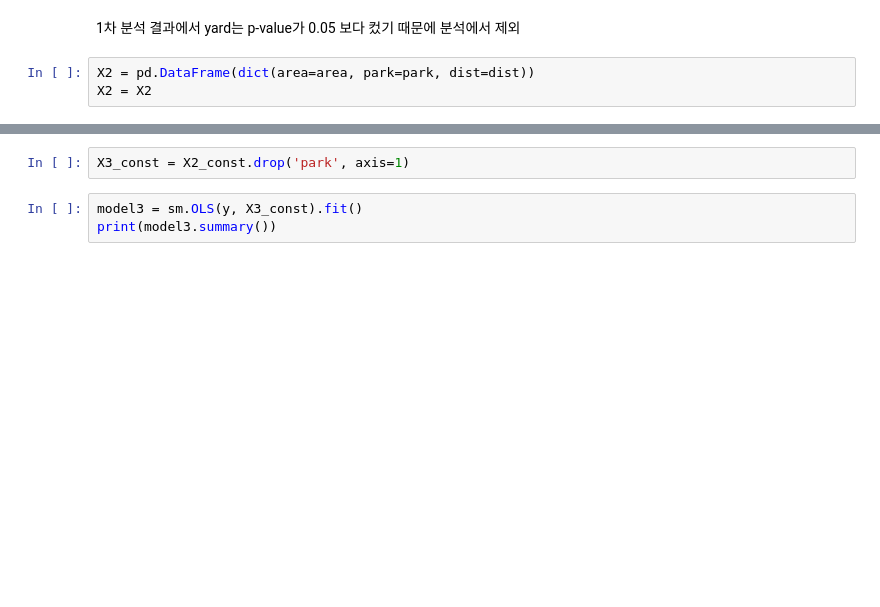
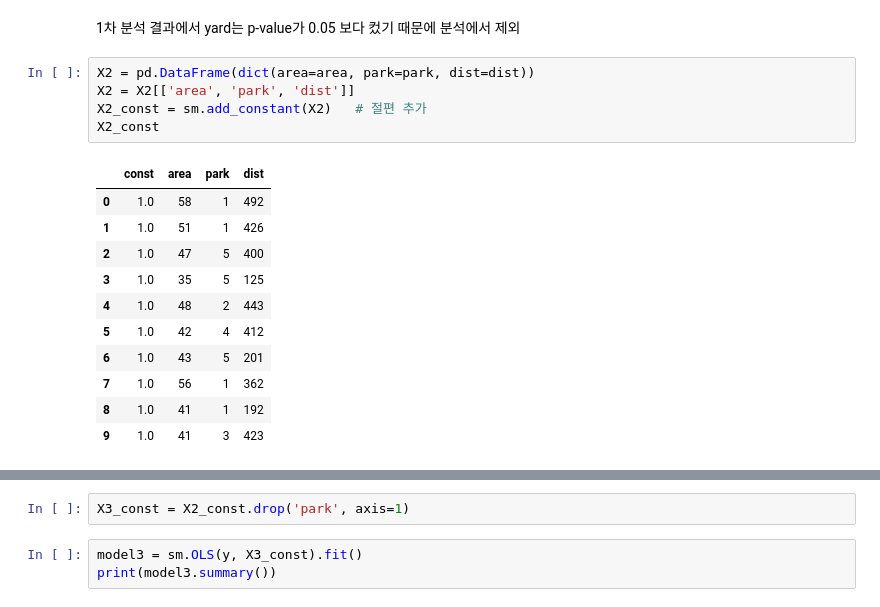
Before and after one commit to LongS1eeper/fintech_service_2nd, a Jupyter notebook: 05machine_learning/15지도학습_회귀분석.ipynb, the cells around one changed output, grey strips where cells are left out. Cells and saved outputs as stored; diff of their text form; blank space fills up the shorter version.

```diff
--- a/05machine_learning/15지도학습_회귀분석.ipynb
+++ b/05machine_learning/15지도학습_회귀분석.ipynb
@@ -104,5 +107,19 @@ strong multicollinearity or other numerical problems.
 1차 분석 결과에서 yard는 p-value가 0.05 보다 컸기 때문에 분석에서 제외
 # %%
 X2 = pd.DataFrame(dict(area=area, park=park, dist=dist))
-X2 = X2
+X2 = X2[['area', 'park', 'dist']]
+X2_const = sm.add_constant(X2)   # 절편 추가
+X2_const
+# %% [output]
+|  | const | area | park | dist |
+| 0 | 1.0 | 58 | 1 | 492 |
+| 1 | 1.0 | 51 | 1 | 426 |
+| 2 | 1.0 | 47 | 5 | 400 |
+| 3 | 1.0 | 35 | 5 | 125 |
+| 4 | 1.0 | 48 | 2 | 443 |
+| 5 | 1.0 | 42 | 4 | 412 |
+| 6 | 1.0 | 43 | 5 | 201 |
+| 7 | 1.0 | 56 | 1 | 362 |
+| 8 | 1.0 | 41 | 1 | 192 |
+| 9 | 1.0 | 41 | 3 | 423 |
 # %%
```
Also changed, not shown: parts of 9 cells of this notebook.
